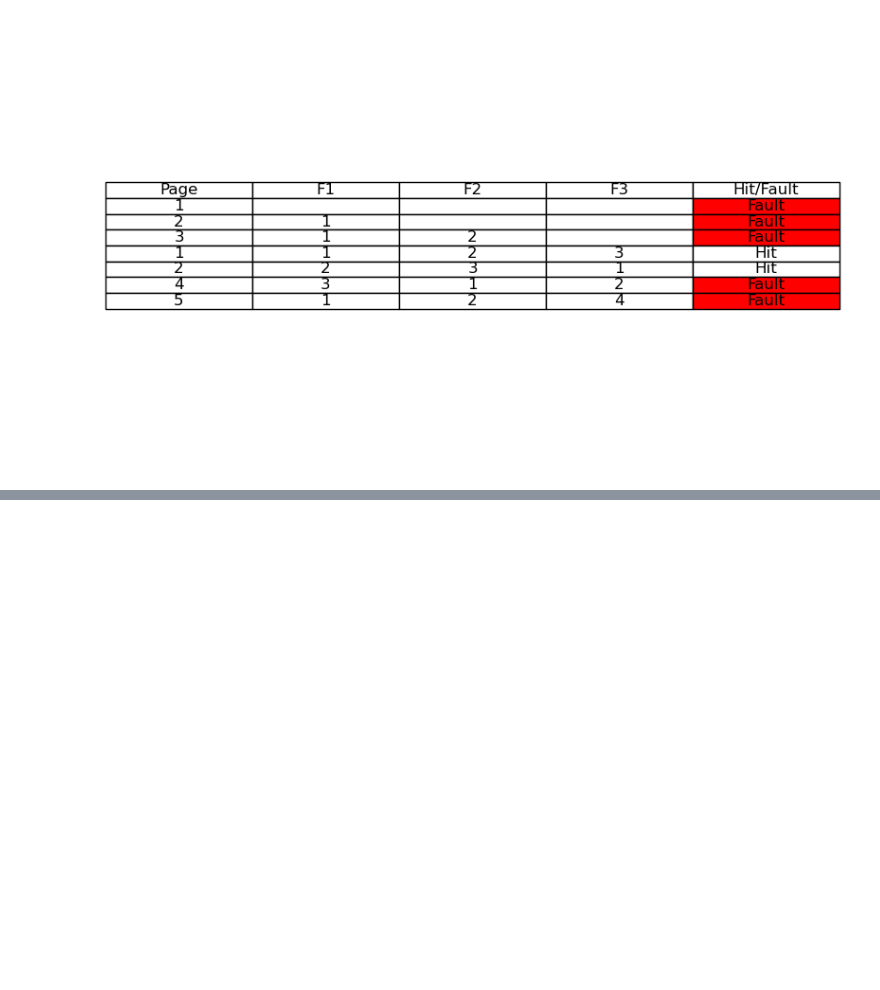
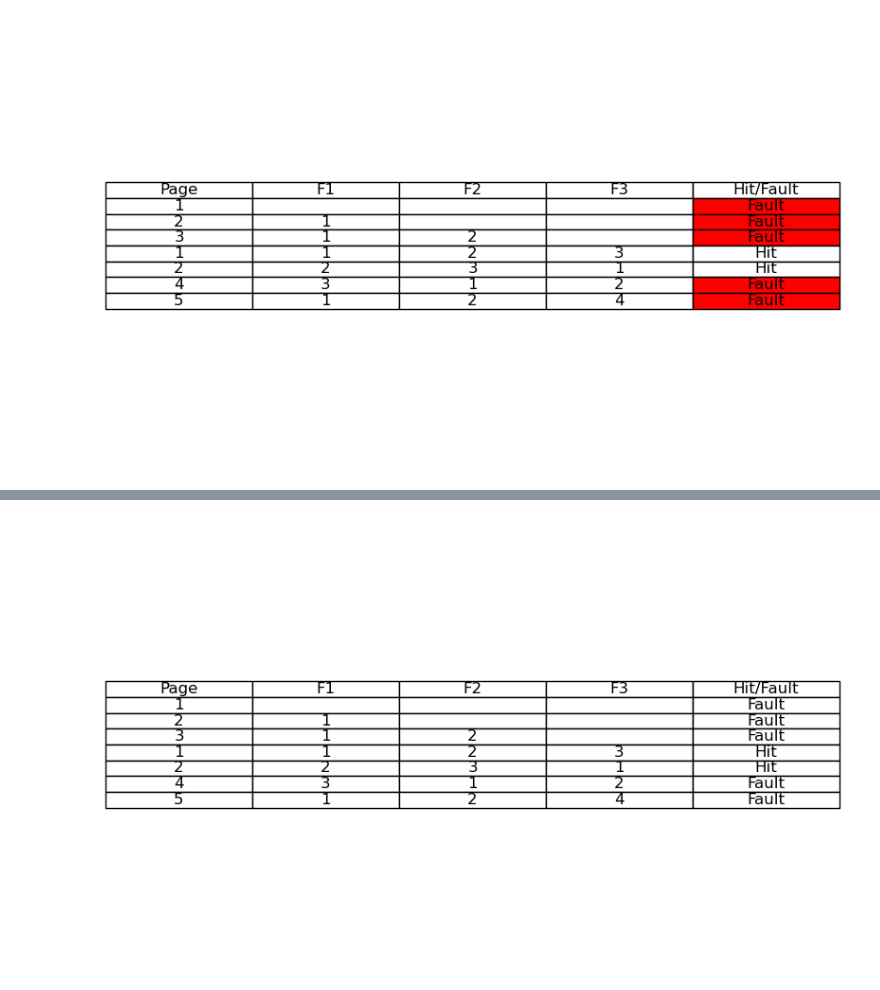
Before and after one commit to hello-i5a/lru_page_replacement, a Jupyter notebook: main.ipynb, the cells around one changed output, grey strips where cells are left out. Cells and saved outputs as stored; diff of their text form; code cells hidden in the pictures; blank space fills up the shorter version.

```diff
--- a/main.ipynb
+++ b/main.ipynb
@@ -226,3 +226,97 @@ Page faults: 5
 Hit ratio: 0.29
 Fault ratio: 0.71
 [figure]
+# %%
+import pandas as pd
+import matplotlib.pyplot as plt
+
+class LRUPageReplacement:
+    def __init__(self, num_frames):
+        self.num_frames = num_frames
+        self.frames = []
+        self.page_faults = 0
+        self.page_hits = 0
+        self.page_sequence = []
+        self.page_steps = []
+
+    def access_page(self, page):
+        step = {"Page": page, "Hit/Fault": "Fault"}
+
+        # Track the current state of frames
+        frame_state = list(self.frames)
+
+        if page in self.frames:
+            # Page hit: move the page to the most recently used
+            self.page_hits += 1
+            step["Hit/Fault"] = "Hit"
+            self.page_steps.append((page, frame_state, "Hit"))
+            # Move the page to the end (most recently used)
+            self.frames.remove(page)
+            self.frames.append(page)
+            return
+
+        # Page fault: add the page or replace the least recently used page
+        if len(self.frames) < self.num_frames:
+            self.frames.append(page)
+        else:
+            self.frames.pop(0)  # Remove the least recently used page
+            self.frames.append(page)
+
+        self.page_faults += 1
+        self.page_steps.append((page, frame_state, "Fault"))
+
+    def simulate(self, page_sequence):
+        self.page_sequence = page_sequence
+        for page in page_sequence:
+            self.access_page(page)
+
+    def print_results(self):
+        print(f"Page sequence: {self.page_sequence}")
+        print(f"Page hits: {self.page_hits}")
+        print(f"Page faults: {self.page_faults}")
+        print(f"Hit ratio: {self.page_hits / len(self.page_sequence):.2f}")
+        print(f"Fault ratio: {self.page_faults / len(self.page_sequence):.2f}")
+
+    def display_table(self):
+        # Create DataFrame with steps for displaying
+        data = []
+        for page, frame_state, hit_fault in self.page_steps:
+            row = {'Page': page}
+            # Fill in frame columns (F1, F2, ..., Fn)
+            for i in range(self.num_frames):
+                row[f"F{i+1}"] = frame_state[i] if i < len(frame_state) else ""
+            row['Hit/Fault'] = hit_fault
+            data.append(row)
+
+        df = pd.DataFrame(data)
+
+        # Create a figure and axis for the table
+        fig, ax = plt.subplots(figsize=(10, 6))  # Set table size
+        ax.axis('off')  # Hide axes
+
+        # Create the table
+        table = ax.table(cellText=df.values, colLabels=df.columns, loc='center', cellLoc='center')
+        table.auto_set_font_size(False)
+        table.set_fontsize(12)
+
+        # Show the table
+        plt.show()
+
+
+# Get user input for the simulation
+num_frames = int(input("Enter the number of frames: "))
+page_sequence_input = input("Enter the page reference string (space-separated): ")
+page_sequence = list(map(int, page_sequence_input.split()))
+
+# Initialize the LRU Page Replacement
+lru = LRUPageReplacement(num_frames)
+
+# Simulate the page replacement
+lru.simulate(page_sequence)
+
+# Print results
+lru.print_results()
+
+# Display the table showing the page replacement process
+lru.display_table()
+# %% [output]
@@ -228,0 +328 @@ Fault ratio: 0.71
+[figure, added]
```
Also changed, not shown: parts of 2 cells of this notebook.
